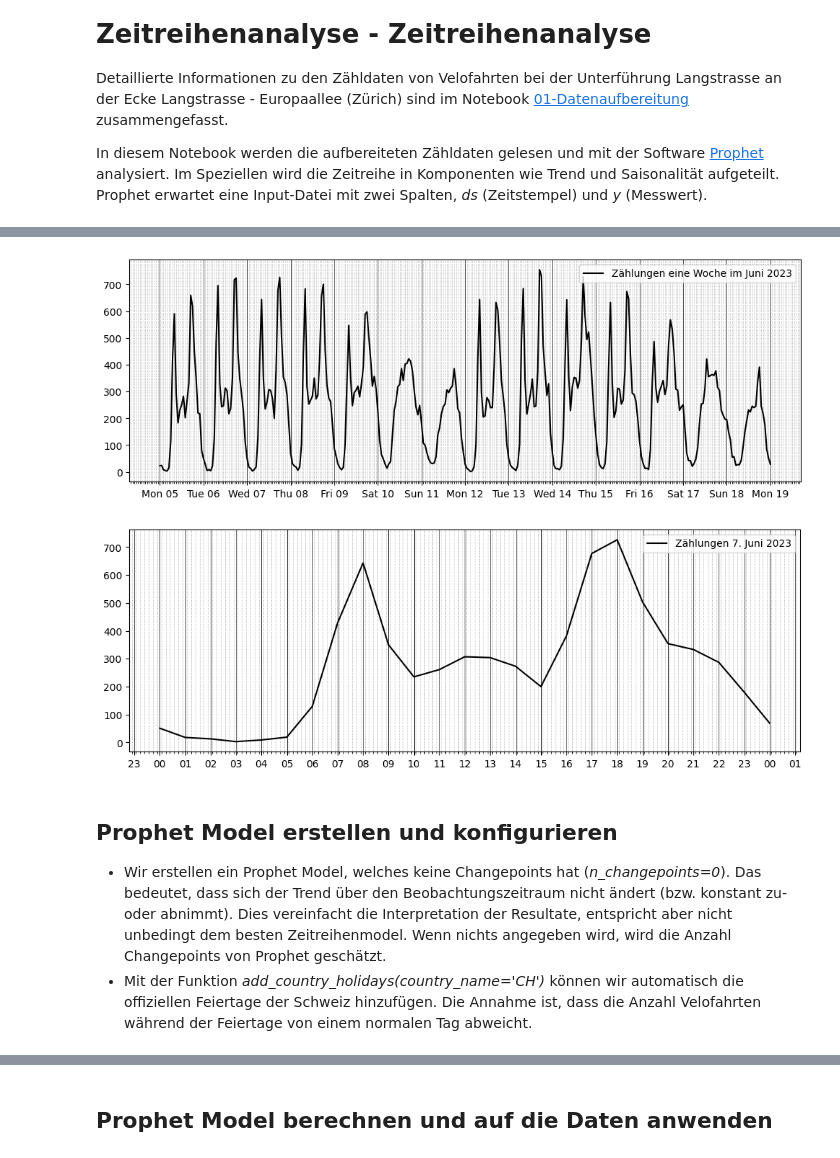
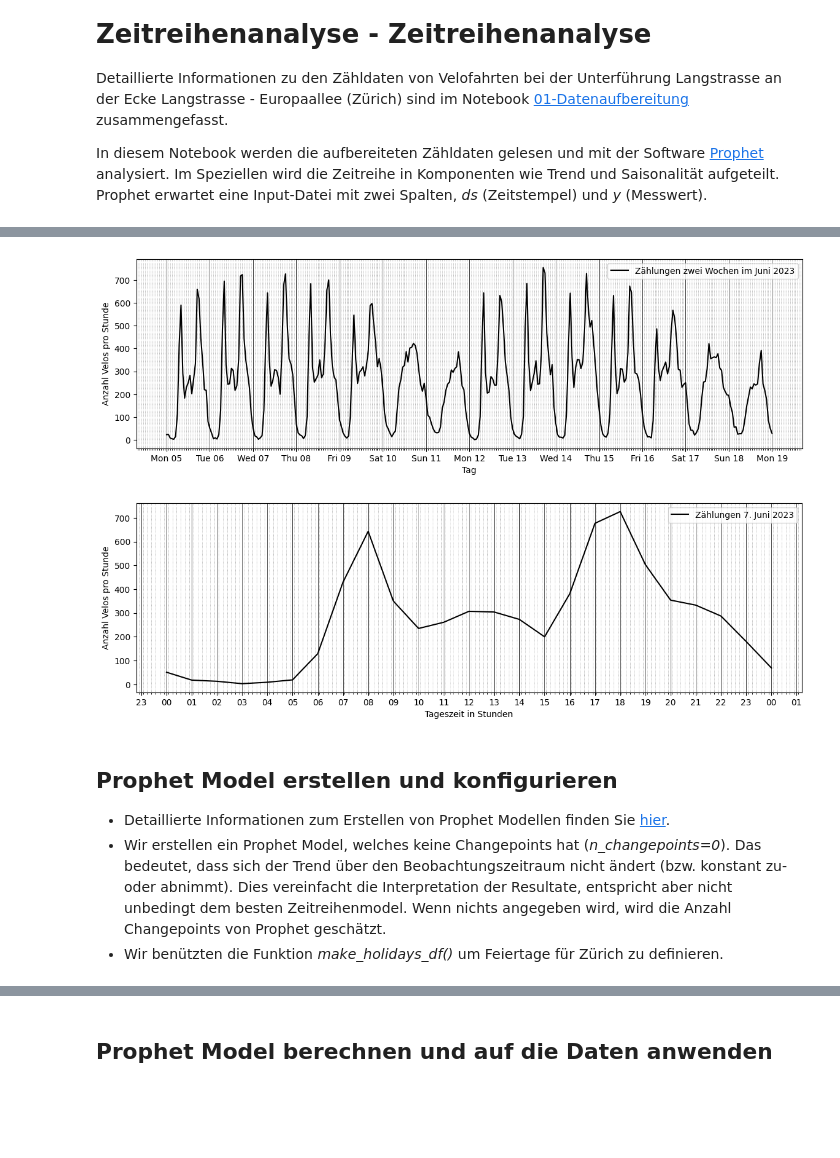
Before and after one commit to curdon/velo-prophet, a Jupyter notebook: Datenanalyse/Code/02-Zeitreihenanalyse.ipynb, the cells around one changed output, grey strips where cells are left out. Cells and saved outputs as stored; diff of their text form; code cells hidden in the pictures; blank space fills up the shorter version.

```diff
--- a/Datenanalyse/Code/02-Zeitreihenanalyse.ipynb
+++ b/Datenanalyse/Code/02-Zeitreihenanalyse.ipynb
@@ -64,29 +80,32 @@ plt.show()
 # %%
 # Filtering data for plotting
 start = datetime(2023, 6, 5)
 end = datetime(2023, 6, 19)
 actual_filtered = velo_messungen[(velo_messungen['ds'] >= start) & (velo_messungen['ds'] <= end)]
 
 # Plotting predictions
-plt.figure(figsize=(12, 4))
-plt.plot(actual_filtered['ds'], actual_filtered['y'], label='Zählungen eine Woche im Juni 2023', color = "black")
+plt.figure(figsize=(14, 4))
+plt.plot(actual_filtered['ds'], actual_filtered['y'], label='Zählungen zwei Wochen im Juni 2023', color = "black")
 plt.gca().xaxis.set_major_formatter(mdates.DateFormatter('%Y-%m-%d'))
 plt.gca().xaxis.set_major_locator(mdates.WeekdayLocator())
 plt.legend()
 
 # Setting major and minor gridlines
 ax = plt.gca()
 ax.xaxis.set_major_locator(mdates.DayLocator(interval=1))
 ax.xaxis.set_minor_locator(mdates.HourLocator(interval=1))
 ax.xaxis.set_major_formatter(mdates.DateFormatter('%a %d'))
 
 # Enable grid only for x-axis
 ax.xaxis.grid(True, which='major', linestyle='-', linewidth='0.5', color='black')  # Major gridlines for x-axis
 ax.xaxis.grid(True, which='minor', linestyle=':', linewidth='0.5', color='gray')  # Minor gridlines for x-axis
 
+plt.xlabel('Tag')
+plt.ylabel('Anzahl Velos pro Stunde')
+
 plt.show()
 # %% [output]
-[figure, old version]
+[figure, new version]
 # %%
 # Filtering data for plotting
 start = datetime(2023, 6, 7)
@@ -94,7 +113,7 @@ end = datetime(2023, 6, 8)
 actual_filtered = velo_messungen[(velo_messungen['ds'] >= start) & (velo_messungen['ds'] <= end)]
 
 # Plotting predictions
-plt.figure(figsize=(12, 4))
+plt.figure(figsize=(14, 4))
 plt.plot(actual_filtered['ds'], actual_filtered['y'], label='Zählungen 7. Juni 2023', color = "black")
 plt.gca().xaxis.set_major_formatter(mdates.DateFormatter('%Y-%m-%d'))
 plt.gca().xaxis.set_major_locator(mdates.WeekdayLocator())
@@ -110,11 +129,15 @@ ax.xaxis.set_major_formatter(mdates.DateFormatter('%H'))
 ax.xaxis.grid(True, which='major', linestyle='-', linewidth='0.5', color='black')  # Major gridlines for x-axis
 ax.xaxis.grid(True, which='minor', linestyle=':', linewidth='0.5', color='gray')  # Minor gridlines for x-axis
 
+plt.xlabel('Tageszeit in Stunden')
+plt.ylabel('Anzahl Velos pro Stunde')
+
 plt.show()
 # %% [output]
-[figure, old version]
+[figure, new version]
 # %% [markdown]
 ## Prophet Model erstellen und konfigurieren
 
+- Detaillierte Informationen zum Erstellen von Prophet Modellen finden Sie [hier](https://facebook.github.io/prophet/docs/quick_start.html).
 - Wir erstellen ein Prophet Model, welches keine Changepoints hat (*n_changepoints=0*). Das bedeutet, dass sich der Trend über den Beobachtungszeitraum nicht ändert (bzw. konstant zu- oder abnimmt). Dies vereinfacht die Interpretation der Resultate, entspricht aber nicht unbedingt dem besten Zeitreihenmodel. Wenn nichts angegeben wird, wird die Anzahl Changepoints von Prophet geschätzt.
-- Mit der Funktion *add_country_holidays(country_name='CH')* können wir automatisch die offiziellen Feiertage der Schweiz hinzufügen. Die Annahme ist, dass die Anzahl Velofahrten während der Feiertage von einem normalen Tag abweicht.
+- Wir benützten die Funktion *make_holidays_df()* um Feiertage für Zürich zu definieren.
```
Also changed, not shown: parts of 18 cells of this notebook.
